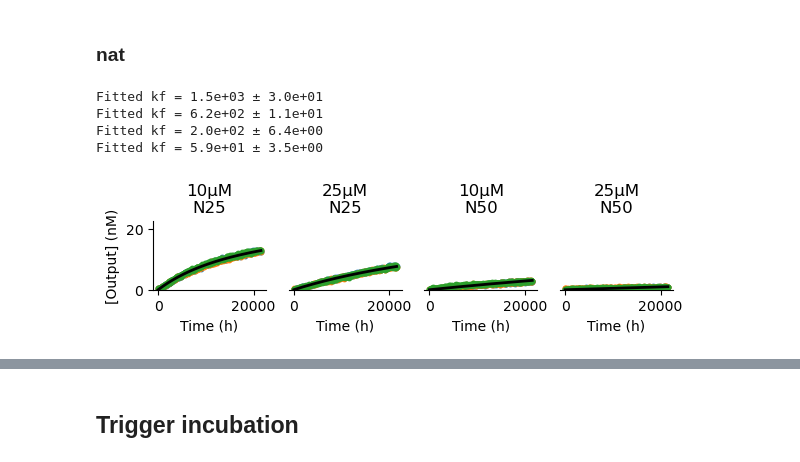
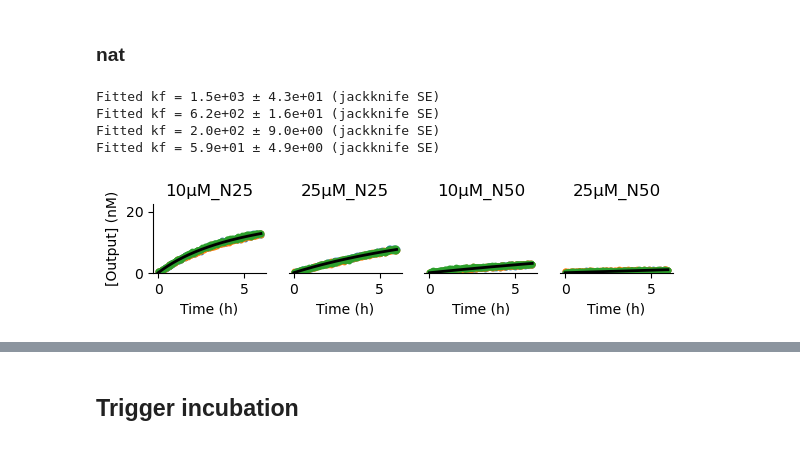
Before and after one commit to thachuk-lab/NN-DSD-Results-Analysis, a Jupyter notebook: CascadeModeling.ipynb, the cells around one changed output, grey strips where cells are left out. Drawn from its saved outputs; the diff is of its cells as text; code cells hidden in the pictures.

Commit message:
updating plotting

```diff
--- a/CascadeModeling.ipynb
+++ b/CascadeModeling.ipynb
@@ -634,13 +638,17 @@ res = []
 for curve in to_fit[0]:
   res += [fit_modelOneStep(x_list, [curve], initial_k, fixed_params_list)[0]]
 
-fitted_kf = np.mean(res)
-param_sd_kf = np.std(res)
+res = np.array(res, dtype=float)
+n = len(res)
+kf_mean = res.mean()
 
-print(f"Fitted kf = {fitted_kf:.1e} ± {param_sd_kf:.1e}")
+# JACKKNIFE SE: sqrt((n-1)/n * sum (θ_i - θ_bar)^2)
+kf_se = np.sqrt((n - 1) / n * np.sum((res - kf_mean)**2))
 
+print(f"Fitted kf = {kf_mean:.1e} ± {kf_se:.1e} (jackknife SE, n={n})")
 
-k_control_nn = [[fitted_kf,param_sd_kf]]
+k_control_nn = [[kf_mean, kf_se]]
+fitted_kf = k_control_nn[0][0]
 
 fig, ax = plt.subplots(1,1, figsize = (3.25,2))
 fig.subplots_adjust(hspace=0.5)
@@ -706,7 +714,7 @@ fit_nn =  [4076.666667, (16163.700000-4076.666667)/20]
 # %% [markdown]
 ### nat
 # %%
-labels = [u"10\u03bcM\nN25", u"25\u03bcM\nN25", u"10\u03bcM\nN50", u"25\u03bcM\nN50"]
+labels = [u"10\u03bcM_N25", u"25\u03bcM_N25", u"10\u03bcM_N50", u"25\u03bcM_N50"]
 
 data = TUM_no[0:number_of_points]
 conditions = conditions_TUM_no
@@ -731,6 +739,8 @@ to_fit = [c[1] for c in curves]
 
 
 x_trunc = curves[0][0]
+x_th = [x/3600 for x in x_trunc]
+x_h = [x/3600 for x in x]
 
 
 def modelOneStep(kf, tArray, fixed_params):
@@ -764,8 +774,6 @@ def modelOneStep(kf, tArray, fixed_params):
       return [np.inf]*len(y1)
 
     return y1
-
-
 
 
 def residuals(kf, t, yList, fixed_params_list):
@@ -832,55 +840,61 @@ initial_k = 2e1
 x_list  = [x_trunc]*4
 
 
 
 
 fig, ax = plt.subplots(1,4, figsize = (6.5,1.25), sharey=True)
 fig.subplots_adjust(hspace=0.5)
 plt.subplots_adjust(left=0.1, right=0.9, bottom=0.2, top=0.75)
 
 alph = 0.5
 size = 5
 line = 2
 
 k_no_nat = []
 for i,a in enumerate(ax):
-  res = []
-  for j,curve in enumerate(to_fit[i]):
-    c = [1e9*e for e in curve]
-    res += [fit_modelOneStep(x_list, [curve], initial_k, fixed_params_list)[0]]
+    res = []
+    for j,curve in enumerate(to_fit[i]):
+        c = [1e9*e for e in curve]
+        res += [fit_modelOneStep(x_list, [curve], initial_k, fixed_params_list)[0]]
 
 
-    a.scatter(x_trunc,c, color=color_scheme[j], s = 10)
-    a.fill_between(x_trunc,(np.array(c)-np.array(stdDev[i][j])),np.array(c), color=color_scheme[j], alpha= alph)
-    a.fill_between(x_trunc,c,  (c+np.array(stdDev[i][j])), color=color_scheme[j], alpha= alph)
+        a.scatter(x_th,c, color=color_scheme[j], s = 10)
+        a.fill_between(x_th,(np.array(c)-np.array(stdDev[i][j])),np.array(c), color=color_scheme[j], alpha= alph)
+        a.fill_between(x_th,c,  (c+np.array(stdDev[i][j])), color=color_scheme[j], alpha= alph)
 
 
-  fitted_kf = np.mean(res)
-  param_sd_kf = np.std(res)
-  print(f"Fitted kf = {fitted_kf:.1e} ± {param_sd_kf:.1e}")
+    res = np.array(res).flatten()
+    kf_mean = np.mean(res)
+    n = len(res)
+    kf_se = np.sqrt((n - 1) / n * np.sum((res - kf_mean)**2))
+
+    print(f"Fitted kf = {kf_mean:.1e} ± {kf_se:.1e} (jackknife SE)")
+    fitted_kf = kf_mean
+    param_sd_kf = kf_se
 
 
-  k_no_nat.append([fitted_kf,param_sd_kf])
-  a.plot(x,[i*1e9 for i in modelOneStep(fitted_kf, x, fixed_params_list[i])], color='black',linewidth=line)
 
-  a.set_xlabel('Time (h)')
-  a.set_title(f"{labels[i]}")
-  a.spines['left'].set_visible(False)
-  a.spines['right'].set_visible(False)
-  a.spines['top'].set_visible(False)
-  a.get_yaxis().set_visible(False)
+    k_no_nat.append([fitted_kf,param_sd_kf])
+    a.plot(x_h,[i*1e9 for i in modelOneStep(fitted_kf, x, fixed_params_list[i])], color='black',linewidth=line)
+
+    a.set_xlabel('Time (h)')
+    a.set_title(f"{labels[i]}")
+    a.spines['left'].set_visible(False)
+    a.spines['right'].set_visible(False)
+    a.spines['top'].set_visible(False)
+    a.get_yaxis().set_visible(False)
 ax[0].get_yaxis().set_visible(True)
 ax[0].spines['left'].set_visible(True)
 ax[0].set_ylim(0,22.5)
 
 ax[0].set_ylabel('[Output] (nM)')
 
-#plt.savefig('TUM_nat_noinc.svg', dpi = 500, transparent=True)
+plt.savefig('TUM_casc_nat_noinc.svg', dpi = 500, transparent=True)
 plt.show()
 # %% [output]
-Fitted kf = 1.5e+03 ± 3.0e+01
-Fitted kf = 6.2e+02 ± 1.1e+01
-Fitted kf = 2.0e+02 ± 6.4e+00
-Fitted kf = 5.9e+01 ± 3.5e+00
+Fitted kf = 1.5e+03 ± 4.3e+01 (jackknife SE)
+Fitted kf = 6.2e+02 ± 1.6e+01 (jackknife SE)
+Fitted kf = 2.0e+02 ± 9.0e+00 (jackknife SE)
+Fitted kf = 5.9e+01 ± 4.9e+00 (jackknife SE)
-[figure, old version]
+[figure, new version]
 # %%
```
Also changed, not shown: parts of 13 cells of this notebook, 2 other files.
